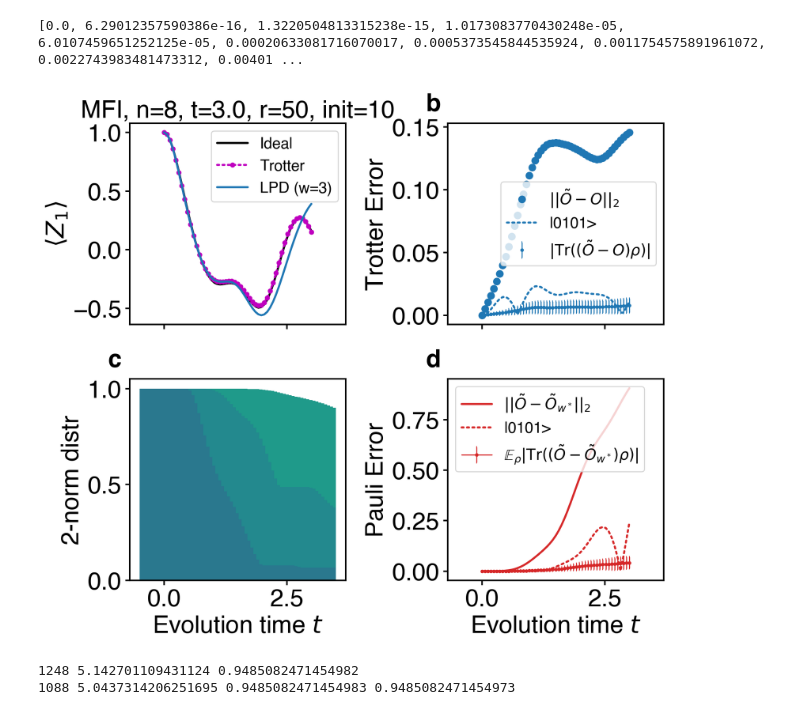
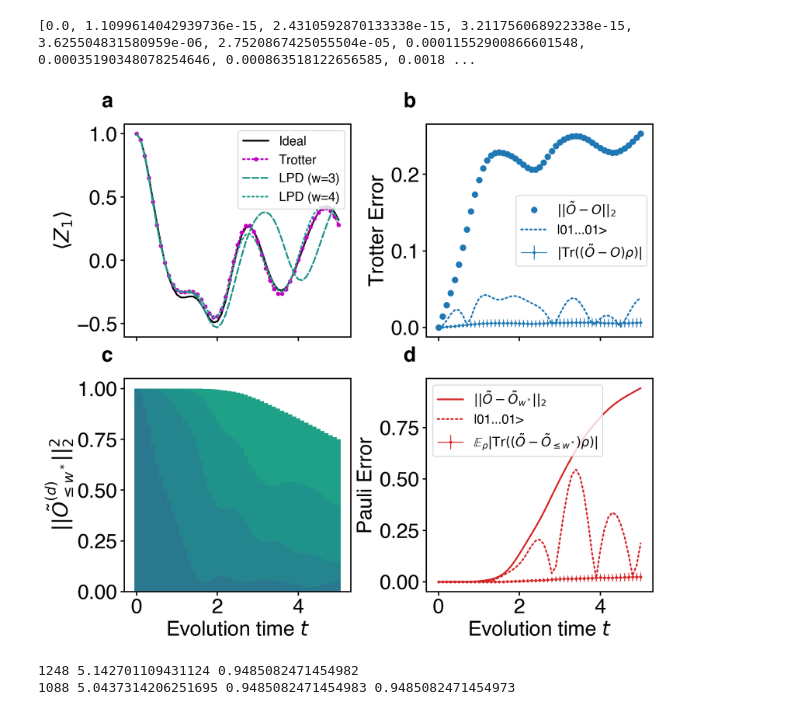
Before and after one commit to Jue-Xu/Pauli-Propagation-Hamiltonian-Expectation, a Jupyter notebook: DynamicsExample.ipynb, the cells around one changed output. Saved outputs shown, nothing was run; the diff lists cells and outputs as text; code cells hidden in the pictures.

Commit message:
adjust figure

```diff
--- a/DynamicsExample.ipynb
+++ b/DynamicsExample.ipynb
@@ -15,8 +15,8 @@ import matplotlib.pyplot as plt
 fig_dir, data_dir = './figs', './data'
 # %%
 scale = 1
-n = 8 # 10
-t = 3 / scale
+n = 10 # 10
+t = 5 / scale
 r = 50 # 100
 
 dt = t/r
@@ -69,9 +70,13 @@ obs: SparsePauliOp(['IIIIIIIZ'],
 # %%
 w_thres = 3
 sim = LowWeightPauliPropagation.from_pauli_list(obs, ops, threshold=w_thres, nprocs=4)
-res = sim.run_dynamics(r, process=exp_val_func, process_every=1, verbose=True)
+res = sim.run_dynamics(r, process=exp_val_func, process_every=1, verbose=False)
 res = np.array(res)
 # res = res / res[0].sum()
+
+sim1 = LowWeightPauliPropagation.from_pauli_list(obs, ops, threshold=w_thres+1, nprocs=4)
+res1 = sim1.run_dynamics(r, process=exp_val_func, process_every=1, verbose=True)
+res1 = np.array(res1)
 # %% [output]
 #Paulis= 5
 #Paulis= 14
@@ -126,7 +131,7 @@ res = np.array(res)
 # %%
-evo_obs = [item.to_sparse_pauli_op(n) for item in sim.evo_obs]
+evo_obs = [item.to_sparse_pauli_op(n) for item in sim1.evo_obs]
 norm_weight_steps = []
-for i, ob in enumerate(sim.evo_obs):
+for i, ob in enumerate(sim1.evo_obs):
     temp_step = []
     # print(i, norm_weight_steps)
     for w in range(1, n+1):
@@ -149,43 +154,45 @@ haar_states = [random_statevector(2**n) for _ in range(n_states)]
 expvals_pauli_diff = [[abs(states.expectation_value(ob.to_matrix() - trott_obs[i])) for states in haar_states] for i, ob in enumerate(evo_obs)]
 expvals_trott_diff = [[abs(states.expectation_value(ob - trott_obs[i])) for states in haar_states] for i, ob in enumerate(ideal_obs)]
 # %% [output]
-[0.0, 6.29012357590386e-16, 1.3220504813315238e-15, 1.0173083770430248e-05, 6.0107459651252125e-05, 0.00020633081716070017, 0.0005373545844535924, 0.0011754575891961072, 0.0022743983481473312, 0.00401 ...
+[0.0, 1.1099614042939736e-15, 2.4310592870133338e-15, 3.211756068922338e-15, 3.625504831580959e-06, 2.7520867425055504e-05, 0.00011552900866601548, 0.00035190348078254646, 0.000863518122656585, 0.0018 ...
 # %%
 t_dense_list = np.array(range(len(ideal_expvals))) * t/t_num_dense
 t_list = np.array(range(len(trott_expvals))) * dt
 colors = plt.cm.viridis(np.linspace(0.4, 0.9, n))
+# colors = plt.cm.plasma(np.linspace(0.3, 0.9, n))
 
-fig, axes = plt.subplots(2, 2, sharex=True, figsize=(9, 8)) # , layout='constrained'
+fig, axes = plt.subplots(2, 2, sharex=True, figsize=(10, 9), layout='constrained') # , layout='constrained'
 axes[0,0].plot(t_dense_list, ideal_expvals, '-', label='Ideal', c='k')
 axes[0,0].plot(t_list, trott_expvals, ':.', label='Trotter', c='m', ms=6)
-axes[0,0].plot(t_list, res.real, label=f'LPD (w={w_thres})')
+axes[0,0].plot(t_list, res.real, '--', label=f'LPD (w={w_thres})', c=colors[w_thres-1])
+axes[0,0].plot(t_list, res1.real, ':', label=f'LPD (w={w_thres+1})', c=colors[w_thres])
 axes[1,0].set_xlabel(rf'Evolution time $t$');
 axes[0,0].set_ylabel(rf'$\langle Z_1 \rangle$')
 axes[0,0].legend(loc='upper right', fontsize='small')
-axes[0,0].set_title(rf'{H_model}, n={n}, t={t}, r={r}, init={init_state_str[:2]}')
+# axes[0,0].set_title(rf'{H_model}, n={n}, t={t}, r={r}, init={init_state_str[:2]}')
 
 axes[1,1].plot(t_list, pauli_diff_fnorm, '-', label=r'$||\tilde{O}-\tilde{O}_{ w^*}||_2$', c='tab:red')
-axes[1,1].errorbar(t_list, np.array(expvals_pauli_diff).mean(axis=1), yerr=np.array(expvals_pauli_diff).std(axis=1), fmt='.-', label=r'$\mathbb{E}_{\rho}|\text{Tr}((\tilde{O}-\tilde{O}_{ w^*})\rho)|$', c='tab:red', capsize=0.5, lw=1, ms=3)
-axes[1,1].plot(t_list, abs(trott_expvals-res), ':', label=f'|0101>', c='tab:red')
+axes[1,1].errorbar(t_list, np.array(expvals_pauli_diff).mean(axis=1), yerr=np.array(expvals_pauli_diff).std(axis=1), fmt='.-', label=r'$\mathbb{E}_{\rho}|\text{Tr}((\tilde{O}-\tilde{O}_{\leq w^*})\rho)|$', c='tab:red', capsize=0.5, lw=1, ms=3)
+axes[1,1].plot(t_list, abs(trott_expvals-res), ':', label=f'|01...01>', c='tab:red')
 axes[1,1].set_ylabel(rf'Pauli Error'); axes[1,1].legend(loc='upper left', fontsize='small')
 axes[1,1].set_xlabel(rf'Evolution time $t$');
 axes[0,1].plot(t_list, trott_diff_fnorm, '.', label=r'$||\tilde{O}-O||_2$', c='tab:blue')
-axes[0,1].errorbar(t_list, np.array(expvals_trott_diff).mean(axis=1), yerr=np.array(expvals_trott_diff).std(axis=1), fmt='.', label=r'$|\text{Tr}((\tilde{O}-O)\rho)|$', c='tab:blue', capsize=0.5, lw=1, ms=3)
-axes[0,1].plot(t_list, abs(np.array(trott_expvals)-np.array(ideal_expvals)), ':', label=f'|0101>', c='tab:blue')
+axes[0,1].errorbar(t_list, np.array(expvals_trott_diff).mean(axis=1), yerr=np.array(expvals_trott_diff).std(axis=1), fmt='.-', label=r'$|\text{Tr}((\tilde{O}-O)\rho)|$', c='tab:blue', capsize=0.5, lw=1, ms=3)
+axes[0,1].plot(t_list, abs(np.array(trott_expvals)-np.array(ideal_expvals)), ':', label=f'|01...01>', c='tab:blue')
 axes[0,1].set_ylabel(rf'Trotter Error'); axes[0,1].legend(loc='center right', fontsize='small')
 
 for w in range(n, 0, -1):
     norm2_distr = [sum(norm_weight_steps[i][:w]) for i in range(len(trott_expvals))]
     # if w<=7: print(f'w>={w+1},', 1-norm2_distr[-1])
-    bars = axes[1,0].bar(t_list, norm2_distr, 1, color=colors[w-1], label=f'w<={w}')
-axes[1,0].set_ylabel('2-norm distr') # axes[0,1].legend(loc='upper right')
+    bars = axes[1,0].bar(t_list, norm2_distr, 0.1, color=colors[w-1], label=f'w<={w}')
+axes[1,0].set_ylabel(r'$||\tilde{O}_{\leq w^*}^{(d)}||_2^2$') # axes[0,1].legend(loc='upper right')
 
-for ax, label in zip(axes.flatten(), ['', 'b', 'c', 'd']):
+for ax, label in zip(axes.flatten(), ['a', 'b', 'c', 'd']):
     ax.text(-0.10, 1.15, label, transform=ax.transAxes, fontsize=24, va='top', weight='bold')
 
 fig.savefig(f'{fig_dir}/LPD_{H_model}_n={n}_t={t}_r={r}_w={w_thres}_{init_state_str[:4]}.pdf', bbox_inches='tight')
 # %% [output]
-[figure, old version]
+[figure, new version]
 # %%
 print(sim.observable.size(), log(sim.observable.size(), 4), np.linalg.norm(sim.observable.coeffs)/np.linalg.norm(obs.coeffs))
 # sim.evo_obs
```
Also changed, not shown: parts of 2 cells of this notebook, 3 other files.
